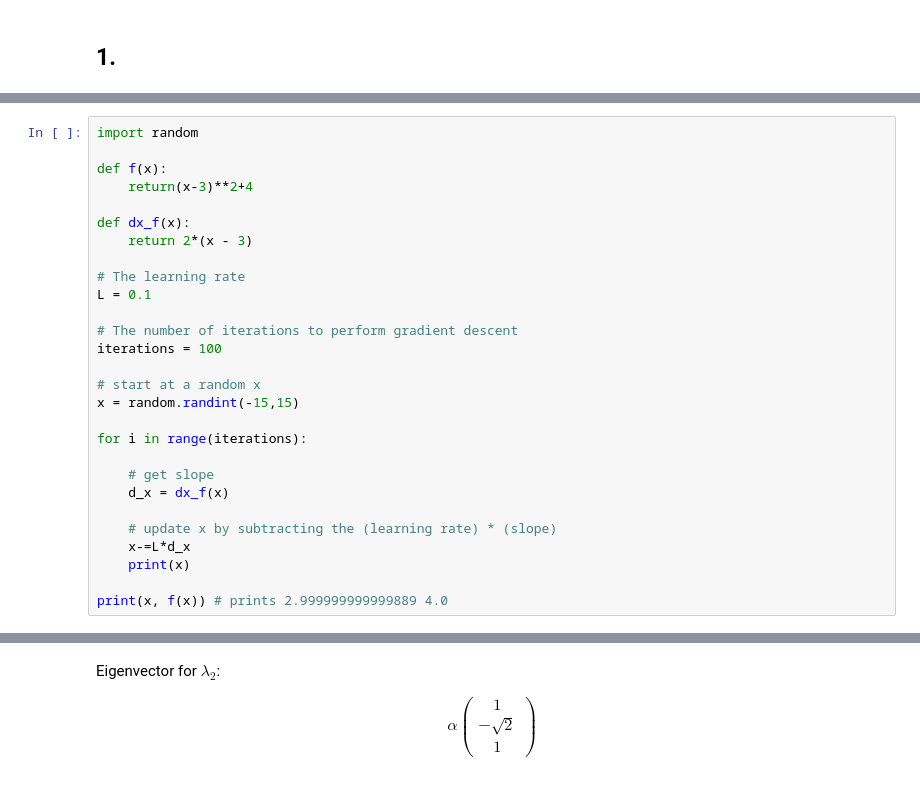
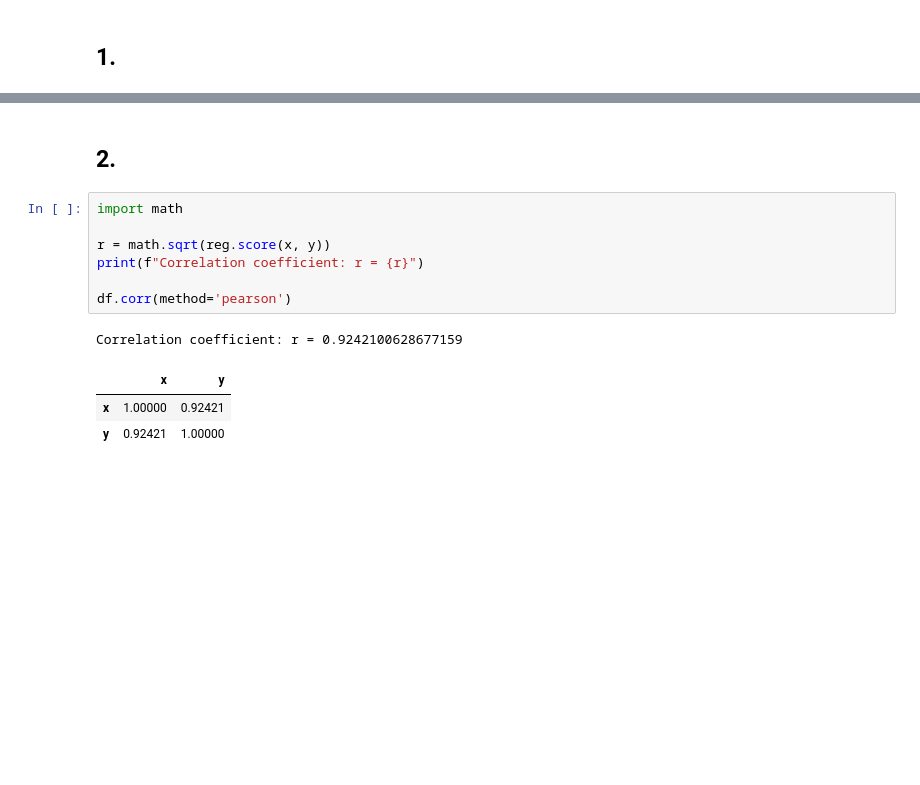
Before and after one commit to luzianscherrer/emfds, a Jupyter notebook: chapter_05.ipynb, the cells around one changed output, grey strips where cells are left out. Cells and saved outputs as stored; diff of their text form; blank space fills up the shorter version.

```diff
--- a/chapter_05.ipynb
+++ b/chapter_05.ipynb
@@ -30,28 +28,0 @@ b = [4.73333333]
-# %%
-import random
-
-def f(x):
-    return(x-3)**2+4
-
-def dx_f(x):
-    return 2*(x - 3)
-
-# The learning rate
-L = 0.1
-
-# The number of iterations to perform gradient descent
-iterations = 100
-
-# start at a random x
-x = random.randint(-15,15)
-
-for i in range(iterations):
-
-    # get slope
-    d_x = dx_f(x)
-
-    # update x by subtracting the (learning rate) * (slope)
-    x-=L*d_x
-    print(x)
-
-print(x, f(x)) # prints 2.999999999999889 4.0
@@ -142,9 +29,14 @@ eqsol
-# %% [markdown]
-Eigenvector for $\lambda_2$:
-
-$$
-\alpha
-\begin{pmatrix}
-1 \\ -\sqrt{2} \\ 1
-\end{pmatrix}
-$$
+# %% [markdown]
+## 2.
+# %%
+import math
+
+r = math.sqrt(reg.score(x, y))
+print(f"Correlation coefficient: r = {r}")
+
+df.corr(method='pearson')
+# %% [output]
+Correlation coefficient: r = 0.9242100628677159
+|  | x | y |
+| x | 1.00000 | 0.92421 |
+| y | 0.92421 | 1.00000 |
```
Also changed, not shown: parts of 15 cells of this notebook, 1 other file.
